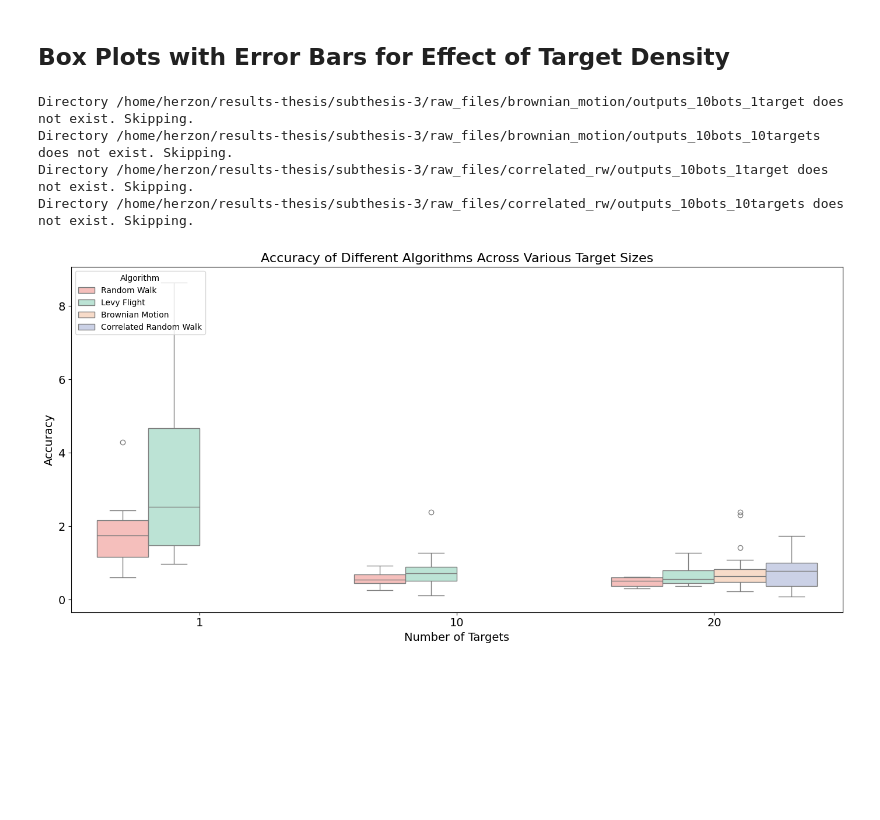
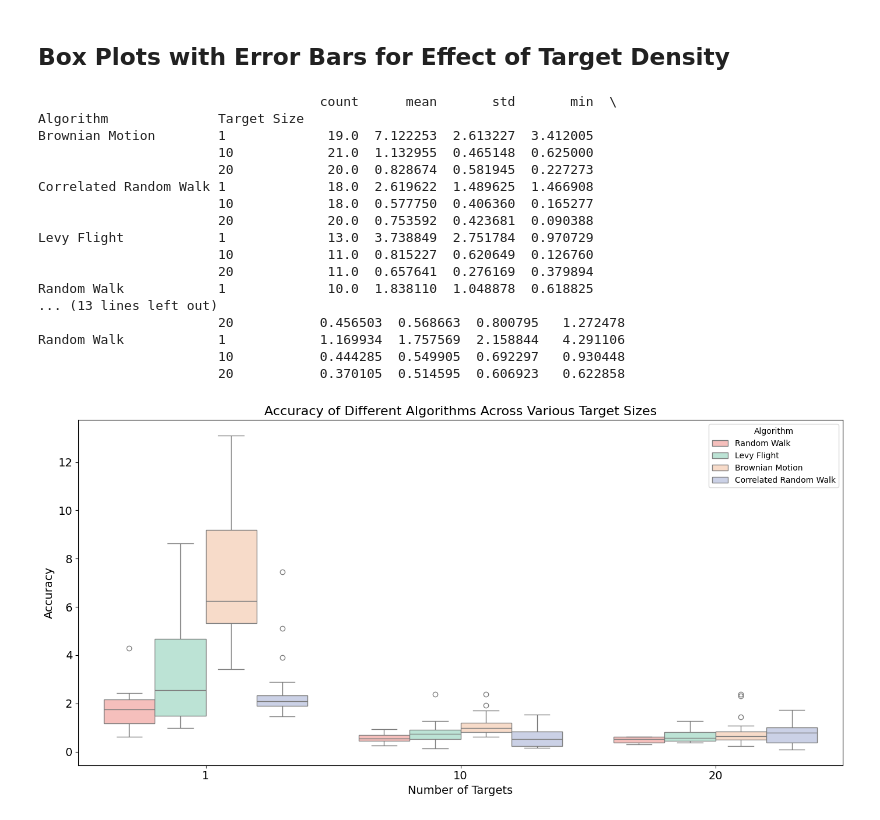
Before and after one commit to marckbarrion/swarm-search-algo_data-analyses, a Jupyter notebook: 3_experiment.ipynb, the cells around one changed output. Drawn from its saved outputs; the diff is of its cells as text; code cells hidden in the pictures; blank space fills up the shorter version.

```diff
--- a/3_experiment.ipynb
+++ b/3_experiment.ipynb
@@ -84,36 +84,57 @@ for algorithm in algorithms:
             accuracies = read_accuracy_data(dir_path, actual_black_tiles[target_size], skip_lines=(algorithm in ["Random Walk", "Levy Flight"]))
             for accuracy in accuracies:
                 data.append({"Algorithm": algorithm, "Target Size": target_size, "Accuracy": accuracy})
 
 # Create a DataFrame from the collected data
 df = pd.DataFrame(data)
 
+# Print descriptive statistics
+descriptive_stats = df.groupby(['Algorithm', 'Target Size'])['Accuracy'].describe()
+print(descriptive_stats)
+
 # Define a pastel color palette
 pastel_palette = {
     "Random Walk": "#FFB7B2",  # Light pink
     "Levy Flight": "#B5EAD7",  # Light mint green
     "Brownian Motion": "#FFDAC1",  # Light peach
     "Correlated Random Walk": "#C7CEEA"  # Light lavender
 }
 
 # Plotting the accuracies using box plots
 plt.figure(figsize=(14, 7))
 sns.boxplot(x='Target Size', y='Accuracy', hue='Algorithm', data=df, palette=pastel_palette)
 
 # Adding labels and title
 plt.title('Accuracy of Different Algorithms Across Various Target Sizes', fontsize=16)
 plt.xlabel('Number of Targets', fontsize=14)
 plt.ylabel('Accuracy', fontsize=14)
-plt.legend(title='Algorithm', fontsize=10, loc='upper left')
+plt.legend(title='Algorithm', fontsize=10, loc='upper right')
 plt.grid(False)
 plt.xticks(fontsize=14)
 plt.yticks(fontsize=14)
 
 plt.tight_layout()
+
+# Save the figure
+plt.savefig('/home/herzon/results-thesis/subthesis-3/final_plots/3_results.png', format='png', dpi=1200)
+
 plt.show()
 # %% [output]
-Directory /home/herzon/results-thesis/subthesis-3/raw_files/brownian_motion/outputs_10bots_1target does not exist. Skipping.
-Directory /home/herzon/results-thesis/subthesis-3/raw_files/brownian_motion/outputs_10bots_10targets does not exist. Skipping.
-Directory /home/herzon/results-thesis/subthesis-3/raw_files/correlated_rw/outputs_10bots_1target does not exist. Skipping.
-Directory /home/herzon/results-thesis/subthesis-3/raw_files/correlated_rw/outputs_10bots_10targets does not exist. Skipping.
+                                    count      mean       std       min  \
+Algorithm              Target Size
+Brownian Motion        1             19.0  7.122253  2.613227  3.412005
+                       10            21.0  1.132955  0.465148  0.625000
+                       20            20.0  0.828674  0.581945  0.227273
+Correlated Random Walk 1             18.0  2.619622  1.489625  1.466908
+                       10            18.0  0.577750  0.406360  0.165277
+                       20            20.0  0.753592  0.423681  0.090388
+Levy Flight            1             13.0  3.738849  2.751784  0.970729
+                       10            11.0  0.815227  0.620649  0.126760
+                       20            11.0  0.657641  0.276169  0.379894
+Random Walk            1             10.0  1.838110  1.048878  0.618825
+... (13 lines left out)
+                       20           0.456503  0.568663  0.800795   1.272478
+Random Walk            1            1.169934  1.757569  2.158844   4.291106
+                       10           0.444285  0.549905  0.692297   0.930448
+                       20           0.370105  0.514595  0.606923   0.622858
-[figure, old version]
+[figure, new version]
```
Also changed, not shown: 3 other files.
